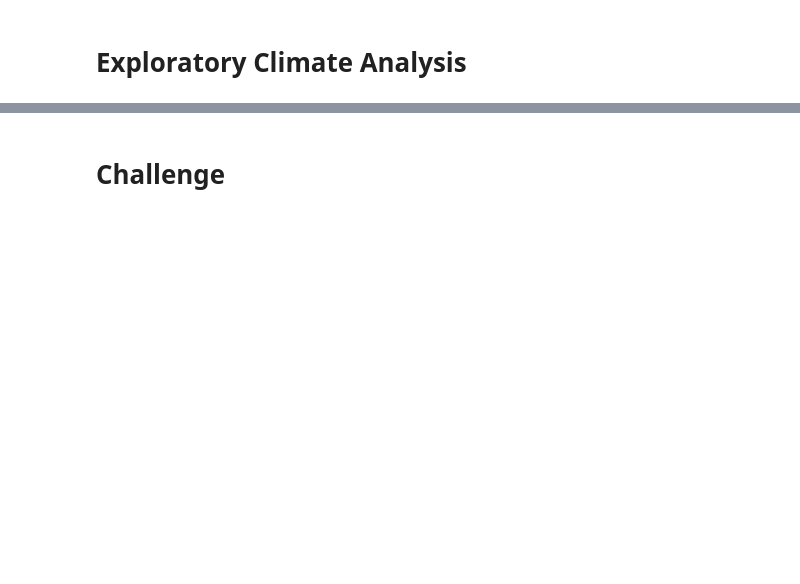
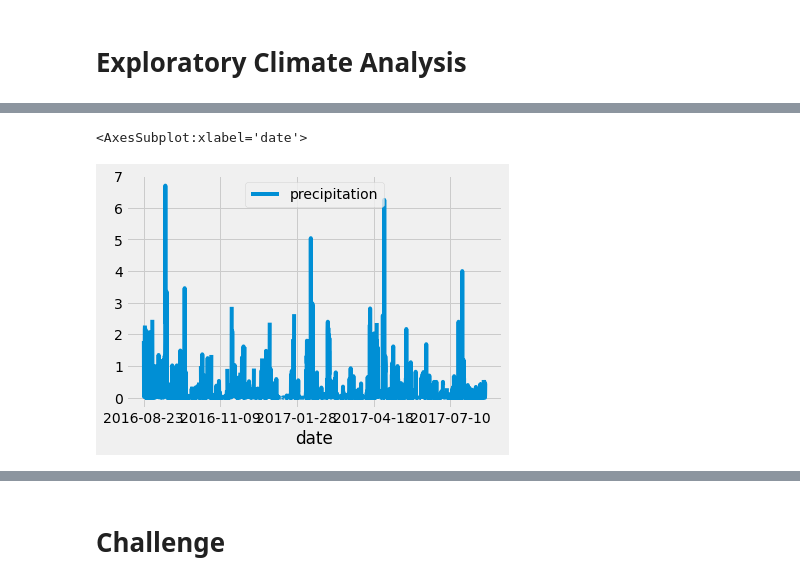
Before and after one commit to taviosammy/surfs_up, a Jupyter notebook: climate_analysis.ipynb, the cells around one changed output, grey strips where cells are left out. Saved outputs shown, nothing was run; the diff lists cells and outputs as text; code cells hidden in the pictures; blank space fills up the shorter version.

```diff
--- a/climate_analysis.ipynb
+++ b/climate_analysis.ipynb
@@ -36,3 +36,8 @@ Station = Base.classes.station
 # %%
 # Create our session (link) from Python to the DB
 session = Session(engine)
+# %%
+# Calculate the date one year before the start date
+prev_year = dt.date(2017, 8, 23) - dt.timedelta(days=365)
+# creating a variable to store the results of the query
+results = []
@@ -38,0 +58,8 @@ session = Session(engine)
+# %%
+#we'll add a function that extracts all of the results from our query and put them in a list.
+#To do this, add .all() to the end of our existing query.
+#All said and done, your query should look something like this:
+
+results = session.query(Measurement.date, Measurement.prcp).filter(Measurement.date >= prev_year).all()
+
+print(results)
@@ -43,11 +72,13 @@ session = Session(engine)
 #Starting from the last data point in the database.
 
 # Calculate the date one year from the last date in data set.
-
+prev_year = dt.date(2017, 8, 23) - dt.timedelta(days=365)
 # Perform a query to retrieve the data and precipitation scores
 
 # Save the query results as a Pandas DataFrame and set the index to the date column
+results_df = pd.DataFrame(results,columns=['date','precipitation'])
 
-# Sort the dataframe by date
+#set index of dataframe to date
+results_df.set_index(results_df['date'], inplace=True)
 
-# Use Pandas Plotting with Matplotlib to plot the data
+print (results_df)
@@ -53,0 +121,3 @@ session = Session(engine)
+# %%
+# Sort the dataframe by date
+results_df = results_df.sort_index()
@@ -54,2 +145,8 @@ session = Session(engine)
+# %%
+# Use Pandas Plotting with Matplotlib to plot the data
+results_df.plot()
+# %% [output]
+<AxesSubplot:xlabel='date'>
+[figure, added]
 # %%
 # Use Pandas to calcualte the summary statistics for the precipitation data
```
Also changed, not shown: parts of 9 cells of this notebook.
